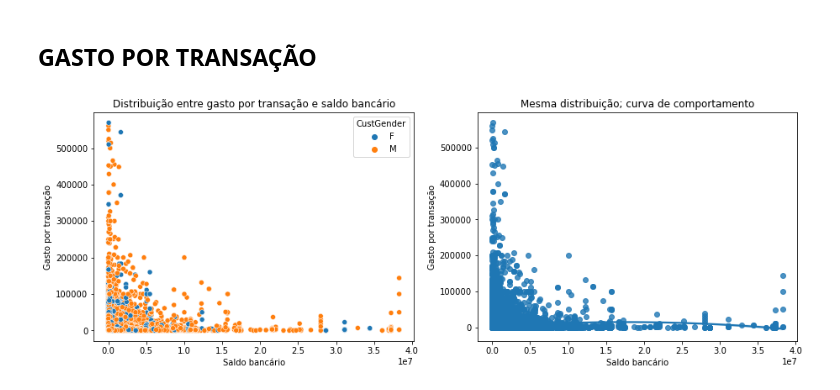
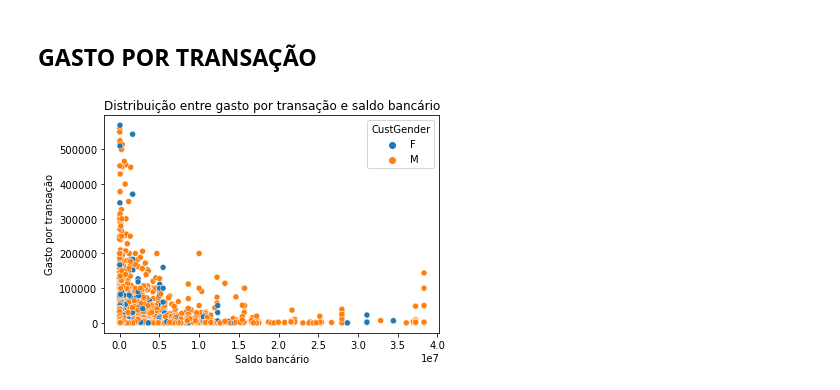
Before and after one commit to tremefabris/am-t2, a Jupyter notebook: bank-transactions-dataviz.ipynb, the cells around one changed output. Cells and saved outputs as stored; diff of their text form; code cells hidden in the pictures.

```diff
--- a/bank-transactions-dataviz.ipynb
+++ b/bank-transactions-dataviz.ipynb
@@ -385,33 +385,18 @@ _ = pbar.set_ylabel("Saldo total")
 # %% [markdown]
 ## GASTO POR TRANSAÇÃO
 # %%
-_, axs = plt.subplots(1, 2, figsize=(15, 5))
-
 inr_limit = 0.6e6
 acc_limit = 0.4e8
 
 pscatter = sns.scatterplot(
     data=df[ (df['TransactionAmount (INR)'] < inr_limit) & (df['CustAccountBalance'] < acc_limit) ],
     #kind='scatter',
     x='CustAccountBalance',
     y='TransactionAmount (INR)',
-    hue='CustGender',
-    ax=axs[0]
+    hue='CustGender'
 )
 _ = pscatter.set_title("Distribuição entre gasto por transação e saldo bancário")
 _ = pscatter.set_xlabel("Saldo bancário")
 _ = pscatter.set_ylabel("Gasto por transação")
-
-preg = sns.regplot(
-    data=df[ (df['TransactionAmount (INR)'] < inr_limit) & (df['CustAccountBalance'] < acc_limit) ],
-    x='CustAccountBalance',
-    y='TransactionAmount (INR)',
-    #hue='CustGender',
-    order=2,
-    ax=axs[1]
-)
-_ = preg.set_title("Mesma distribuição; curva de comportamento")
-_ = preg.set_xlabel("Saldo bancário")
-_ = preg.set_ylabel("Gasto por transação")
 # %% [output]
-[figure, old version]
+[figure, new version]
```
Also changed, not shown: parts of 3 cells of this notebook, 1 other file.
